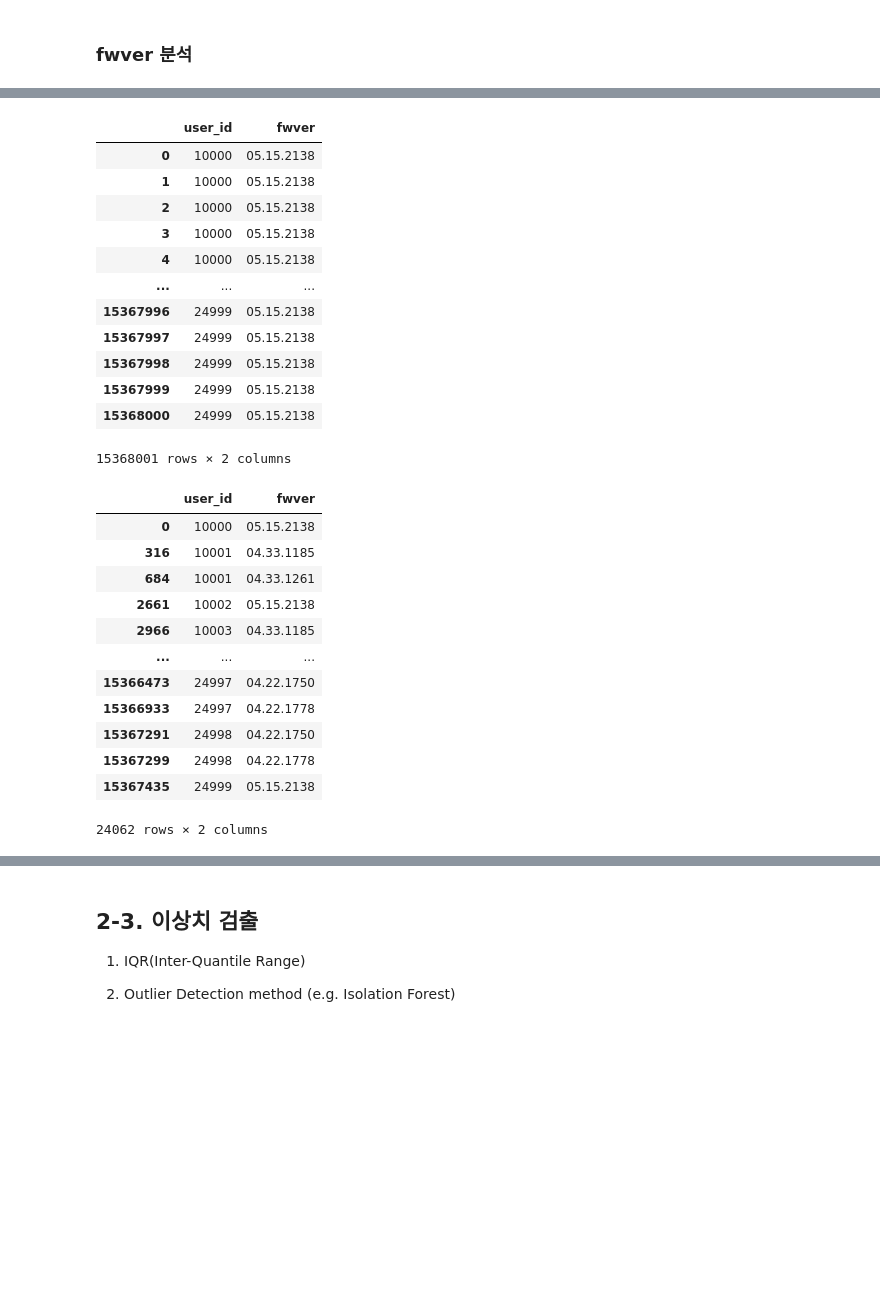
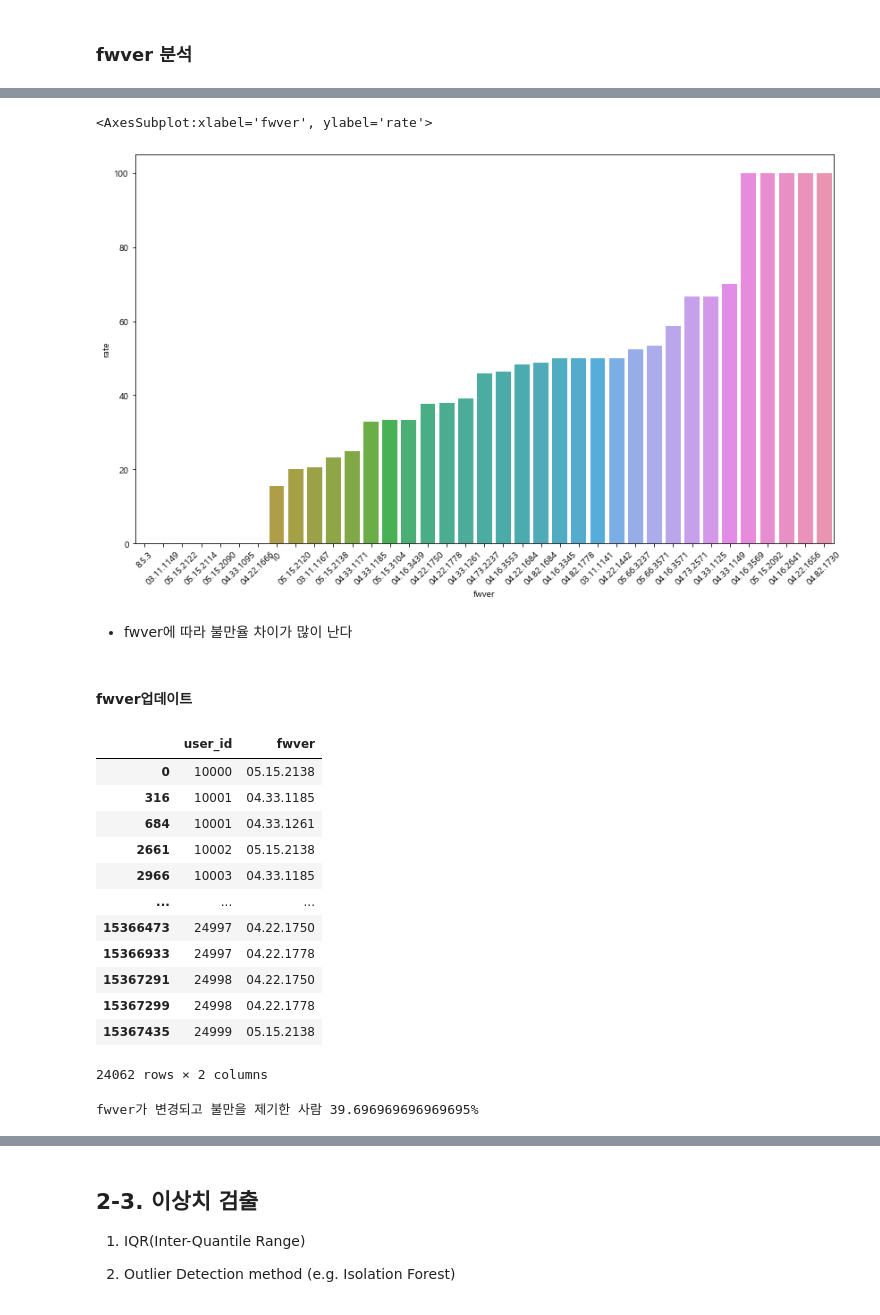
Before and after one commit to LEEHM97/machine-learning-exercises, a Jupyter notebook: 10.DAYCON대회_사용자불편예지/시스템 품질 변화로 인한 사용자 불편 예지.ipynb, the cells around one changed output, grey strips where cells are left out. Drawn from its saved outputs; the diff is of its cells as text; code cells hidden in the pictures; blank space fills up the shorter version.

Commit message:
feat: add analyzing code with fwver column

```diff
--- a/10.DAYCON대회_사용자불편예지/시스템 품질 변화로 인한 사용자 불편 예지.ipynb
+++ b/10.DAYCON대회_사용자불편예지/시스템 품질 변화로 인한 사용자 불편 예지.ipynb
@@ -856,0 +863,2 @@ Index(['04.16.3553', '04.22.1750', '04.33.1261', '05.15.2138', '04.22.1778',
+# %%
+user_fwver = fwver_df.groupby('fwver')['user_id'].unique().to_frame().reset_index()
@@ -856,0 +883,3 @@ Index(['04.16.3553', '04.22.1750', '04.33.1261', '05.15.2138', '04.22.1778',
+# %%
+for i in range(37):
+    user_fwver['count'][i] = len(list(train_problem[train_problem['user_id'].isin(user_fwver.user_id[i])].user_id.unique()))
@@ -856,0 +891,5 @@ Index(['04.16.3553', '04.22.1750', '04.33.1261', '05.15.2138', '04.22.1778',
+# %%
+user_fwver['rate'] = 0
+# %%
+for i in range(37):
+        user_fwver['rate'][i] = round(user_fwver['count'][i]/len(user_fwver.user_id[i]) * 100, 2)
@@ -857,37 +916,30 @@ Index(['04.16.3553', '04.22.1750', '04.33.1261', '05.15.2138', '04.22.1778',
+# %%
+plt.figure(figsize=(14,8))
+plt.xticks(rotation=45)
+sns.barplot(data=user_fwver, x='fwver', y='rate', order=user_fwver.sort_values('rate').fwver)
+# %% [output]
+<AxesSubplot:xlabel='fwver', ylabel='rate'>
+[figure, added]
+# %% [markdown]
+- fwver에 따라 불만율 차이가 많이 난다
+# %% [markdown]
+#### fwver업데이트
 # %%
 # fwver이 바뀌는 user가 많다.
-# fwver이 변경되었을 때 에레율과 불만 제기율 확인
-
-change_fwver = train_err[['user_id', 'fwver']]
-change_fwver
+# fwver이 변경되었을 때 불만 제기율 확인
+# fwver_df 사용
+fwver_df
 # %% [output]
 |  | user_id | fwver |
 | 0 | 10000 | 05.15.2138 |
-| 1 | 10000 | 05.15.2138 |
-| 2 | 10000 | 05.15.2138 |
-| 3 | 10000 | 05.15.2138 |
-| 4 | 10000 | 05.15.2138 |
+| 316 | 10001 | 04.33.1185 |
+| 684 | 10001 | 04.33.1261 |
+| 2661 | 10002 | 05.15.2138 |
+| 2966 | 10003 | 04.33.1185 |
 | ... | ... | ... |
-| 15367996 | 24999 | 05.15.2138 |
-| 15367997 | 24999 | 05.15.2138 |
-| 15367998 | 24999 | 05.15.2138 |
-| 15367999 | 24999 | 05.15.2138 |
-| 15368000 | 24999 | 05.15.2138 |
+| 15366473 | 24997 | 04.22.1750 |
+| 15366933 | 24997 | 04.22.1778 |
+| 15367291 | 24998 | 04.22.1750 |
+| 15367299 | 24998 | 04.22.1778 |
+| 15367435 | 24999 | 05.15.2138 |
-15368001 rows × 2 columns
+24062 rows × 2 columns
-# %%
-change_fwver = change_fwver.drop_duplicates(subset=None, keep='first')
-change_fwver
-# %% [output]
-|  | user_id | fwver |
-| 0 | 10000 | 05.15.2138 |
-| 316 | 10001 | 04.33.1185 |
-| 684 | 10001 | 04.33.1261 |
-| 2661 | 10002 | 05.15.2138 |
-| 2966 | 10003 | 04.33.1185 |
-| ... | ... | ... |
-| 15366473 | 24997 | 04.22.1750 |
-| 15366933 | 24997 | 04.22.1778 |
-| 15367291 | 24998 | 04.22.1750 |
-| 15367299 | 24998 | 04.22.1778 |
-| 15367435 | 24999 | 05.15.2138 |
-24062 rows × 2 columns
@@ -893,0 +949,7 @@ change_fwver
+# %%
+user_sum = len(user_has_2fwvers)
+user_prob_sum =  len(list(train_problem[train_problem['user_id'].isin(user_has_2fwvers)].user_id.unique()))
+
+print(f"fwver가 변경되고 불만을 제기한 사람 {user_prob_sum/user_sum*100}% ")
+# %% [output]
+fwver가 변경되고 불만을 제기한 사람 39.696969696969695%
```
Also changed, not shown: parts of 17 cells of this notebook.
